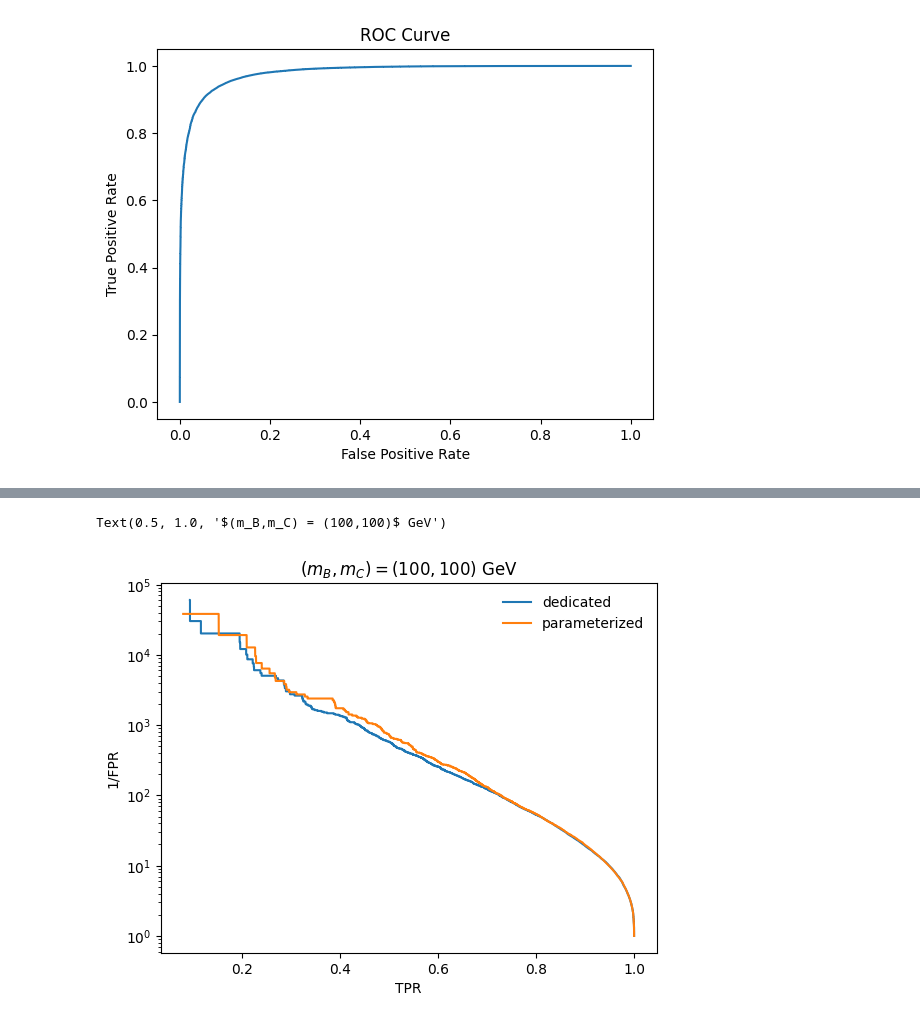
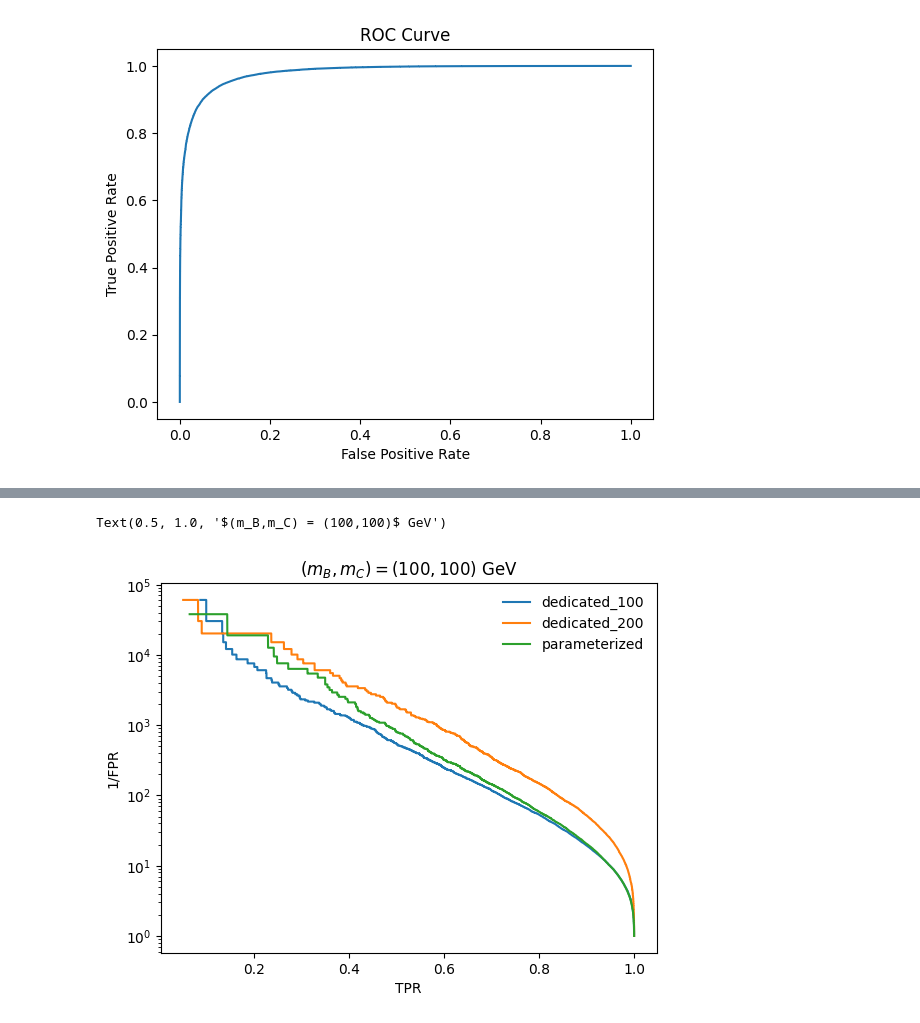
Before and after one commit to GitGup/SemiWeaklySupervised, a Jupyter notebook: Anomaly.ipynb, the cells around one changed output, grey strips where cells are left out. Saved outputs shown, nothing was run; the diff lists cells and outputs as text; code cells hidden in the pictures.

```diff
--- a/Anomaly.ipynb
+++ b/Anomaly.ipynb
@@ -322,0 +456,2 @@ Epoch 20/20
+# %%
+myhistory_200 = model_200.fit(x_vals_200, y_vals_200, epochs=20,validation_data=(X_val_200, Y_val_200),batch_size=1024)
@@ -335,0 +489,3 @@ plt.show()
+# %%
+preds_100 = model.predict(X_val_100,batch_size=1000)
+fpr_100, tpr_100, _ = roc_curve(Y_val_100, preds_100)
@@ -336,4 +494,4 @@ plt.show()
 # %%
-preds_100 = model_100.predict(X_val_100,batch_size=1000)
-fpr_100, tpr_100, _ = roc_curve(Y_val_100, preds_100)
+preds_200 = model_200.predict(X_val_200,batch_size=1000)
+fpr_200, tpr_200, _ = roc_curve(Y_val_200, preds_200)
 # %% [output]
@@ -385,6 +561,6 @@ Accuracy of Model: 92.95%
 # %%
-x_vals_all = np.load("x_vals_all.npy")
-y_vals_all = np.load("y_vals_all.npy")
+x_vals_all = np.load("x_vals_all1.npy")
+y_vals_all = np.load("y_vals_all1.npy")
 # %%
 X_train_all, X_val_all, Y_train_all, Y_val_all = train_test_split(x_vals_all, y_vals_all, test_size=0.5)
 # %%
@@ -436,13 +612,14 @@ preds_all = model_all.predict(X_val_all[np.product(X_val_all[:,4:6]==[1.,1.],axi
 # %%
 fpr_all, tpr_all, _ = roc_curve(Y_val_all[np.product(X_val_all[:,4:6]==[1.,1.],axis=1)==1], preds_all)
 # %%
-plt.plot(tpr_100,1./fpr_100,label="dedicated")
+plt.plot(tpr_100,1./fpr_100,label="dedicated_100")
+plt.plot(tpr_200,1./fpr_200,label="dedicated_200")
 plt.plot(tpr_all,1./fpr_all,label="parameterized")
 plt.yscale("log")
 plt.legend(frameon=False)
 plt.xlabel("TPR")
 plt.ylabel("1/FPR")
 plt.title("$(m_B,m_C) = (100,100)$ GeV")
 # %% [output]
 Text(0.5, 1.0, '$(m_B,m_C) = (100,100)$ GeV')
-[figure, old version]
+[figure, new version]
```
Also changed, not shown: parts of 28 cells of this notebook.
